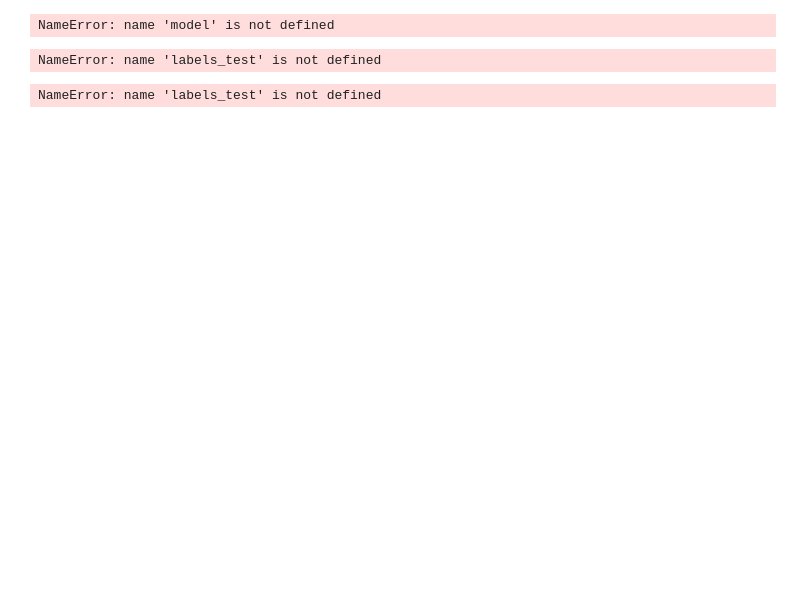
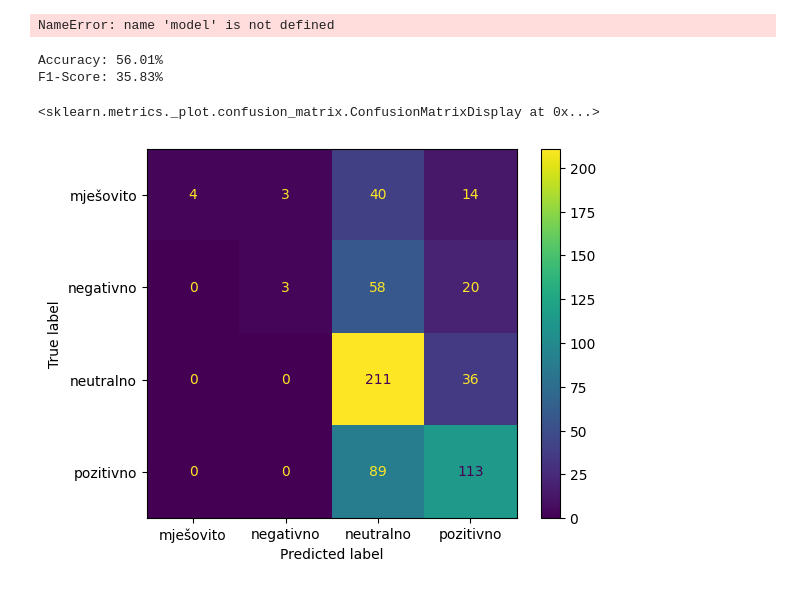
Before and after one commit to laracoen/MKLPM, a Jupyter notebook: SVC.ipynb, the cells around one changed output. Cells and saved outputs as stored; diff of their text form; code cells hidden in the pictures; blank space fills up the shorter version.

```diff
--- a/SVC.ipynb
+++ b/SVC.ipynb
@@ -138,24 +173,26 @@ NameError: name 'model' is not defined
 # %%
 from sklearn.metrics import accuracy_score, f1_score
 # %%
-accuracy = accuracy_score(labels_test, predictions)
+accuracy = accuracy_score(labels_test, predictions_svc)
 print("Accuracy: {:.2f}%".format(accuracy * 100))
-f1 = f1_score(labels_test, predictions, average='macro')
+f1 = f1_score(labels_test, predictions_svc, average='macro')
 print("F1-Score: {:.2f}%".format(f1 * 100))
 # %% [output]
-NameError: name 'labels_test' is not defined
+Accuracy: 56.01%
+F1-Score: 35.83%
 # %%
 %matplotlib inline
 from sklearn.metrics import confusion_matrix, ConfusionMatrixDisplay
 
-cm = confusion_matrix( labels_test, predictions)
+cm = confusion_matrix( labels_test, predictions_svc)
 
 disp = ConfusionMatrixDisplay(confusion_matrix=cm,
 
                               display_labels=le.classes_)
 
 disp.plot()
 # %% [output]
-NameError: name 'labels_test' is not defined
+<sklearn.metrics._plot.confusion_matrix.ConfusionMatrixDisplay at 0x...>
+[figure, added]
 # %%
 # Create a DataFrame with text, predictions and true labels
```
Also changed, not shown: parts of 17 cells of this notebook.
